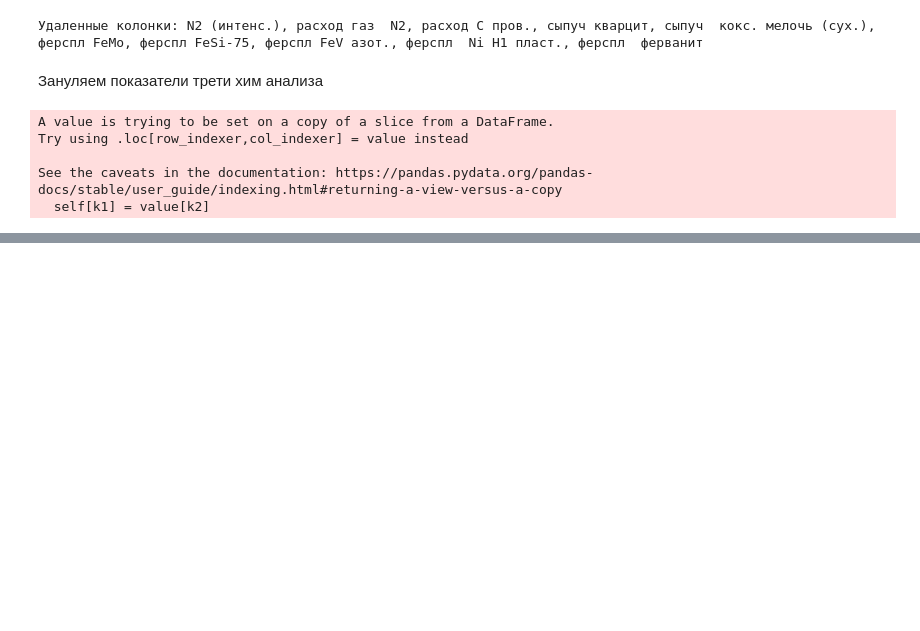
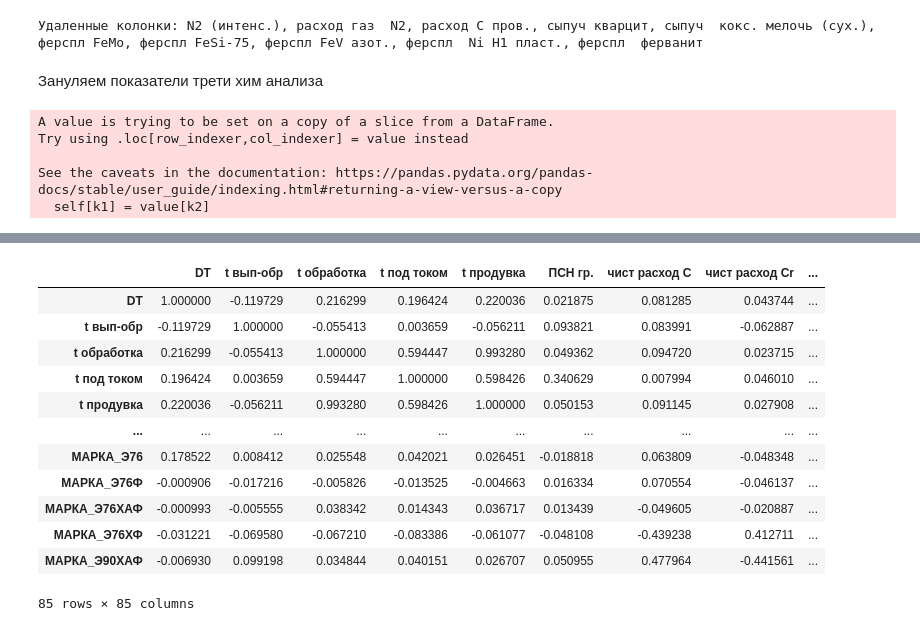
Before and after one commit to OnlyOneUseAcc/Evraz-SCC-prediction, a Jupyter notebook: EDA.ipynb, the cells around one changed output, grey strips where cells are left out. Cells and saved outputs as stored; diff of their text form; code cells hidden in the pictures; blank space fills up the shorter version.

```diff
--- a/EDA.ipynb
+++ b/EDA.ipynb
@@ -87,3 +157,8 @@ result_columns = list(set(all_columns) - set(str_columns))
+# %%
+dropped_data = pd.get_dummies(dropped_data, columns=['МАРКА'])
+# %%
+# не влияет на процесс
+np.unique(dropped_data['ПРОФИЛЬ'], return_counts=True)
+dropped_data = dropped_data.drop(columns=['nplv', 'ПРОФИЛЬ'])
 # %%
-trunc_data = dropped_data[result_columns].apply(lambda x:
-                                                 x.str.replace(',', '.').astype(float))
+dropped_data = dropped_data.apply(lambda x: pd.to_numeric(x))
@@ -96,5 +165,3 @@ KeyboardInterrupt:
-# %%
-dropped_data[result_columns] = imputed_training
 # %%
 import seaborn as sns
 import matplotlib.pyplot as plt
@@ -130,0 +208,16 @@ plt.savefig(f'{SOURCE_DATA}correletion_map.png')
+# %%
+corr_data
+# %% [output]
+|  | DT | t вып-обр | t обработка | t под током | t продувка | ПСН гр. | чист расход C | чист расход Cr | ... |
+| DT | 1.000000 | -0.119729 | 0.216299 | 0.196424 | 0.220036 | 0.021875 | 0.081285 | 0.043744 | ... |
+| t вып-обр | -0.119729 | 1.000000 | -0.055413 | 0.003659 | -0.056211 | 0.093821 | 0.083991 | -0.062887 | ... |
+| t обработка | 0.216299 | -0.055413 | 1.000000 | 0.594447 | 0.993280 | 0.049362 | 0.094720 | 0.023715 | ... |
+| t под током | 0.196424 | 0.003659 | 0.594447 | 1.000000 | 0.598426 | 0.340629 | 0.007994 | 0.046010 | ... |
+| t продувка | 0.220036 | -0.056211 | 0.993280 | 0.598426 | 1.000000 | 0.050153 | 0.091145 | 0.027908 | ... |
+| ... | ... | ... | ... | ... | ... | ... | ... | ... | ... |
+| МАРКА_Э76 | 0.178522 | 0.008412 | 0.025548 | 0.042021 | 0.026451 | -0.018818 | 0.063809 | -0.048348 | ... |
+| МАРКА_Э76Ф | -0.000906 | -0.017216 | -0.005826 | -0.013525 | -0.004663 | 0.016334 | 0.070554 | -0.046137 | ... |
+| МАРКА_Э76ХАФ | -0.000993 | -0.005555 | 0.038342 | 0.014343 | 0.036717 | 0.013439 | -0.049605 | -0.020887 | ... |
+| МАРКА_Э76ХФ | -0.031221 | -0.069580 | -0.067210 | -0.083386 | -0.061077 | -0.048108 | -0.439238 | 0.412711 | ... |
+| МАРКА_Э90ХАФ | -0.006930 | 0.099198 | 0.034844 | 0.040151 | 0.026707 | 0.050955 | 0.477964 | -0.441561 | ... |
+85 rows × 85 columns
```
Also changed, not shown: parts of 25 cells of this notebook, 4 other files.
